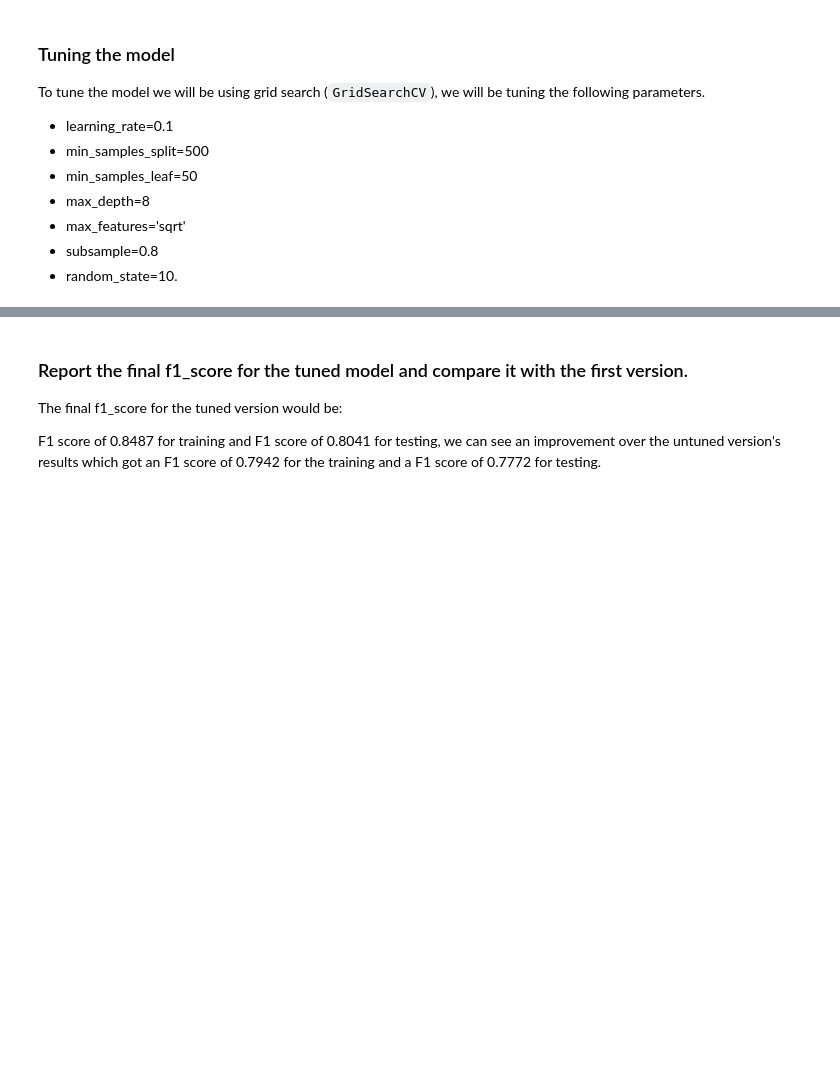
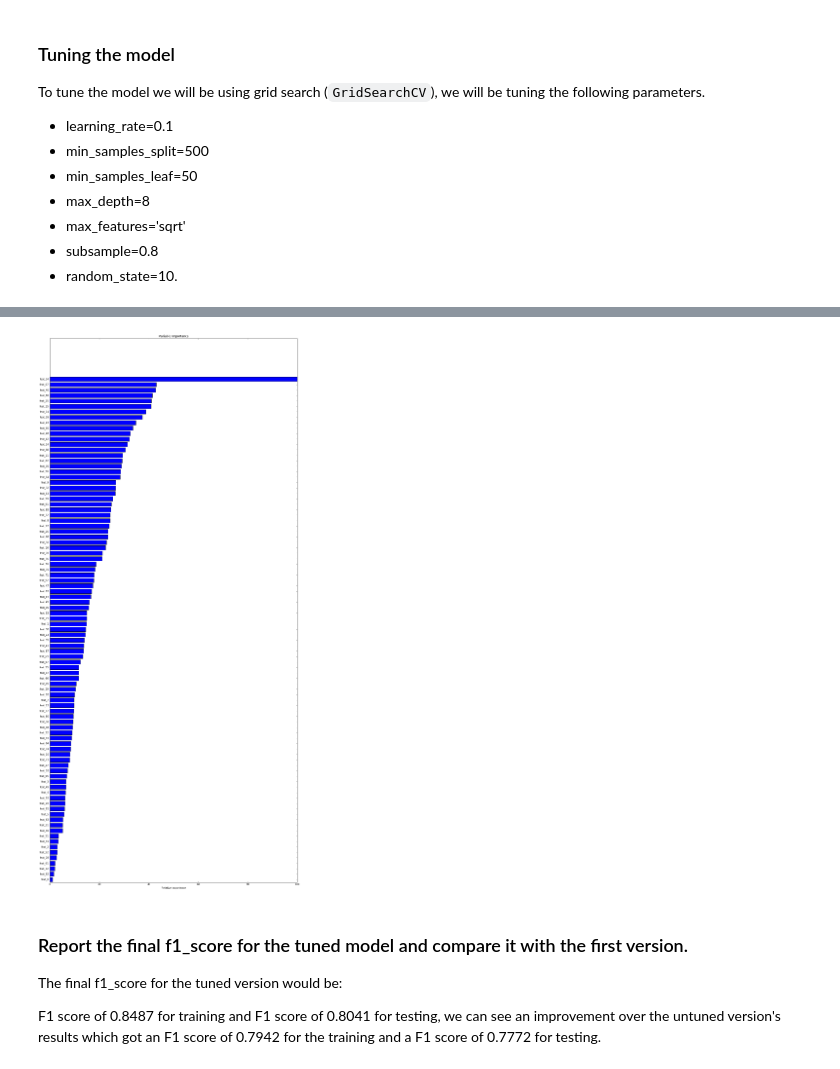
Before and after one commit to manu120189/MLND-Capstone, a Jupyter notebook: code/Capstone code.ipynb, the cells around one changed output, grey strips where cells are left out. Saved outputs shown, nothing was run; the diff lists cells and outputs as text; code cells hidden in the pictures; blank space fills up the shorter version.

```diff
--- a/code/Capstone code.ipynb
+++ b/code/Capstone code.ipynb
@@ -272,4 +272,22 @@ Made predictions in 0.5840 seconds.
 Tuned model has a testing F1 score of 0.8023.
+# %%
+import matplotlib.pyplot as plt
+feature_importance = clf_gb.feature_importances_
+# make importances relative to max importance
+feature_importance = 100.0 * (feature_importance / feature_importance.max())
+sorted_idx = np.argsort(feature_importance)
+feature_cols_reordered = [ feature_cols[i] for i in sorted_idx ]
+
+pos = np.arange(sorted_idx.shape[0]) + .5
+plt.figure(figsize=(40,40))
+plt.subplot(1, 2, 2)
+plt.barh(pos, feature_importance[sorted_idx], align='center')
+plt.yticks(pos, feature_cols_reordered)
+plt.xlabel('Relative Importance')
+plt.title('Variable Importance')
+plt.show()
+# %% [output]
+[figure, added]
 # %% [markdown]
 ### Report the final f1_score for the tuned model and compare it with the first version.
 
```
Also changed, not shown: parts of 3 cells of this notebook, 3 other files.
